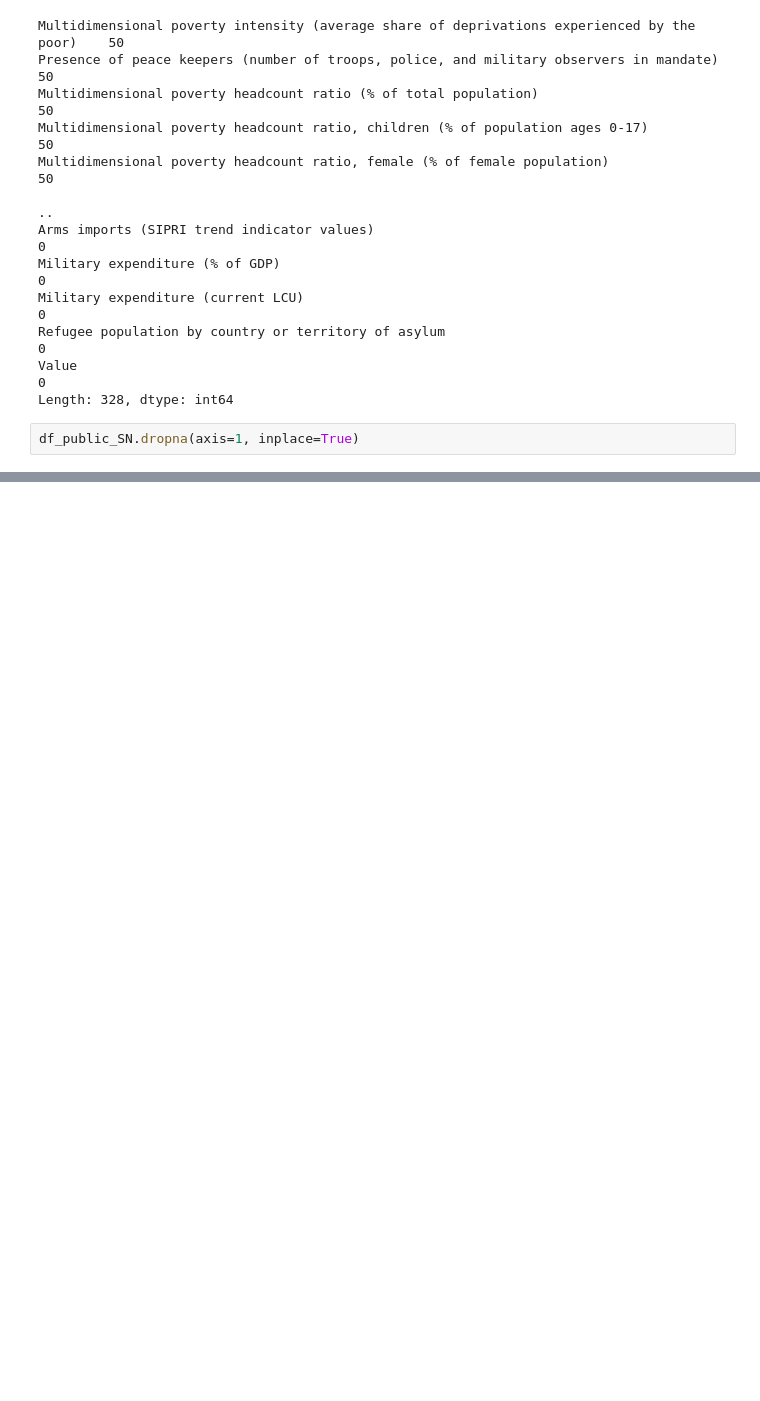
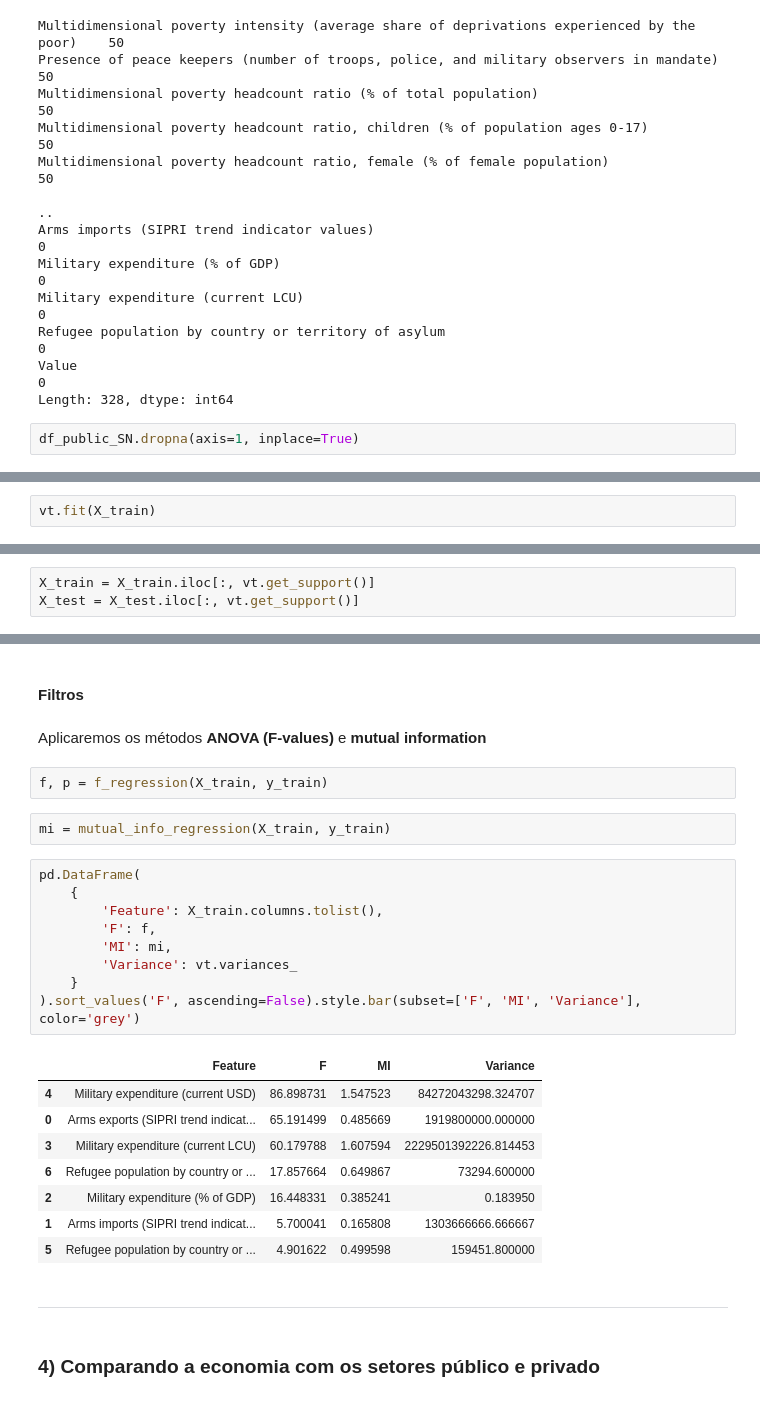
Before and after one commit to gus-phys/BRICS-hypothesis-test, a Jupyter notebook: selecao-de-caracteristicas.ipynb, the cells around one changed output, grey strips where cells are left out. Drawn from its saved outputs; the diff is of its cells as text; blank space fills up the shorter version.

```diff
--- a/selecao-de-caracteristicas.ipynb
+++ b/selecao-de-caracteristicas.ipynb
@@ -229,0 +340,2 @@ Index(['Arms exports (SIPRI trend indicator values)',
+# %%
+vt.fit(X_train)
@@ -229,0 +344,3 @@ Index(['Arms exports (SIPRI trend indicator values)',
+# %%
+X_train = X_train.iloc[:, vt.get_support()]
+X_test = X_test.iloc[:, vt.get_support()]
@@ -229,0 +363,30 @@ Index(['Arms exports (SIPRI trend indicator values)',
+# %% [markdown]
+#### Filtros
+# %% [markdown]
+Aplicaremos os métodos **ANOVA (F-values)** e **mutual information**
+# %%
+f, p = f_regression(X_train, y_train)
+# %%
+mi = mutual_info_regression(X_train, y_train)
+# %%
+pd.DataFrame(
+    {
+        'Feature': X_train.columns.tolist(),
+        'F': f,
+        'MI': mi,
+        'Variance': vt.variances_
+    }
+).sort_values('F', ascending=False).style.bar(subset=['F', 'MI', 'Variance'], color='grey')
+# %% [output]
+|  | Feature | F | MI | Variance |
+| 4 | Military expenditure (current USD) | 86.898731 | 1.547523 | 84272043298.324707 |
+| 0 | Arms exports (SIPRI trend indicat... | 65.191499 | 0.485669 | 1919800000.000000 |
+| 3 | Military expenditure (current LCU) | 60.179788 | 1.607594 | 2229501392226.814453 |
+| 6 | Refugee population by country or ... | 17.857664 | 0.649867 | 73294.600000 |
+| 2 | Military expenditure (% of GDP) | 16.448331 | 0.385241 | 0.183950 |
+| 1 | Arms imports (SIPRI trend indicat... | 5.700041 | 0.165808 | 1303666666.666667 |
+| 5 | Refugee population by country or ... | 4.901622 | 0.499598 | 159451.800000 |
+# %% [markdown]
+---
+# %% [markdown]
+### 4) Comparando a economia com os setores público e privado
```
Also changed, not shown: parts of 55 cells of this notebook.
